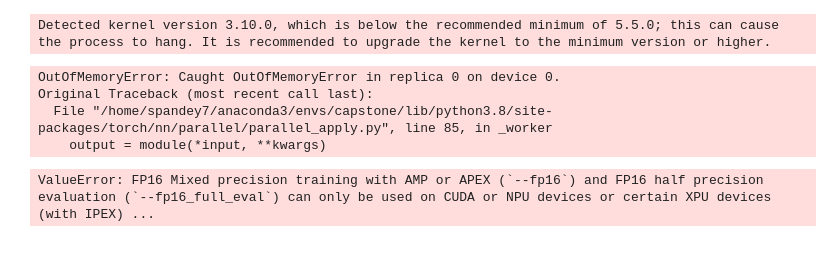
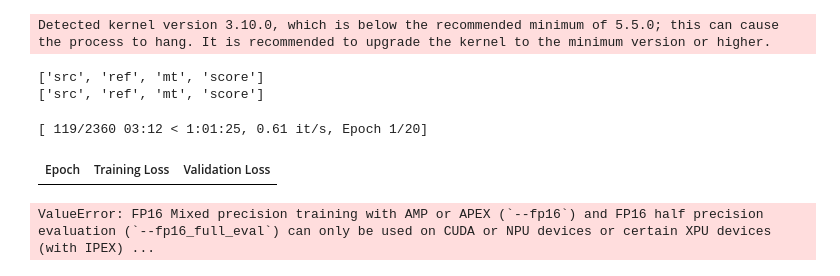
Before and after one commit to Capstone-Enterprise-UCSC/Reinforcement-Learning, a Jupyter notebook: RL_pipeline.ipynb, the cells around one changed output. Saved outputs shown, nothing was run; the diff lists cells and outputs as text; code cells hidden in the pictures.

```diff
--- a/RL_pipeline.ipynb
+++ b/RL_pipeline.ipynb
@@ -243,8 +229,8 @@ training_args = Seq2SeqTrainingArguments(
     evaluation_strategy="epoch",
     save_strategy="epoch",
     learning_rate=5e-4,
-    per_device_train_batch_size=64,
-    per_device_eval_batch_size=16,
+    per_device_train_batch_size=4,
+    per_device_eval_batch_size=4,
     weight_decay=0.01,
     save_total_limit=3,
     num_train_epochs=20,
@@ -270,20 +257,20 @@ Encoder model frozen.
 # %%
+# Global variable to hold src sentences for validation
+global src_sentences_for_validation
+src_sentences_for_validation = [example['src'] for example in valid_dataset]
+
 def compute_metrics(eval_pred):
     predictions, labels = eval_pred
     decoded_preds = tokenizer.batch_decode(predictions, skip_special_tokens=True)
-    labels = np.where(labels != -100, labels, tokenizer.pad_token_id)
     decoded_labels = tokenizer.batch_decode(labels, skip_special_tokens=True)
 
     # Post-process texts
     decoded_preds, decoded_labels = postprocess_text(decoded_preds, decoded_labels)
 
-    # Assuming that `src_sentences` is a list of source sentences in the same order as `predictions`
-    src_sentences = [example['src'] for example in tokenized_valid_dataset]  # Adjust as needed
-
     # Prepare the data for COMET
     comet_data = [
         {"src": src, "mt": mt, "ref": ref}
-        for src, mt, ref in zip(src_sentences, decoded_preds, decoded_labels)
+        for src, mt, ref in zip(src_sentences_for_validation, decoded_preds, decoded_labels)
     ]
 
     # Compute COMET score
@@ -304,17 +291,21 @@ trainer = Seq2SeqTrainer(
 )
 # %% [output]
 Detected kernel version 3.10.0, which is below the recommended minimum of 5.5.0; this can cause the process to hang. It is recommended to upgrade the kernel to the minimum version or higher.
+# %%
+print(train_dataset.column_names)
+print(valid_dataset.column_names)
+# %% [output]
+['src', 'ref', 'mt', 'score']
+['src', 'ref', 'mt', 'score']
 # %%
 # Add early stopping callback if desired
 trainer.add_callback(EarlyStoppingCallback(early_stopping_patience=3))
-
+torch.cuda.empty_cache()
 # Train the model
 trainer.train()
 # %% [output]
-OutOfMemoryError: Caught OutOfMemoryError in replica 0 on device 0.
-Original Traceback (most recent call last):
-  File "/home/spandey7/anaconda3/envs/capstone/lib/python3.8/site-packages/torch/nn/parallel/parallel_apply.py", line 85, in _worker
-    output = module(*input, **kwargs)
+[ 119/2360 03:12 < 1:01:25, 0.61 it/s, Epoch 1/20]
+| Epoch | Training Loss | Validation Loss |
 # %%
 #Fine-tuning the model
 batch_size = 32
```
Also changed, not shown: parts of 3 cells of this notebook.
